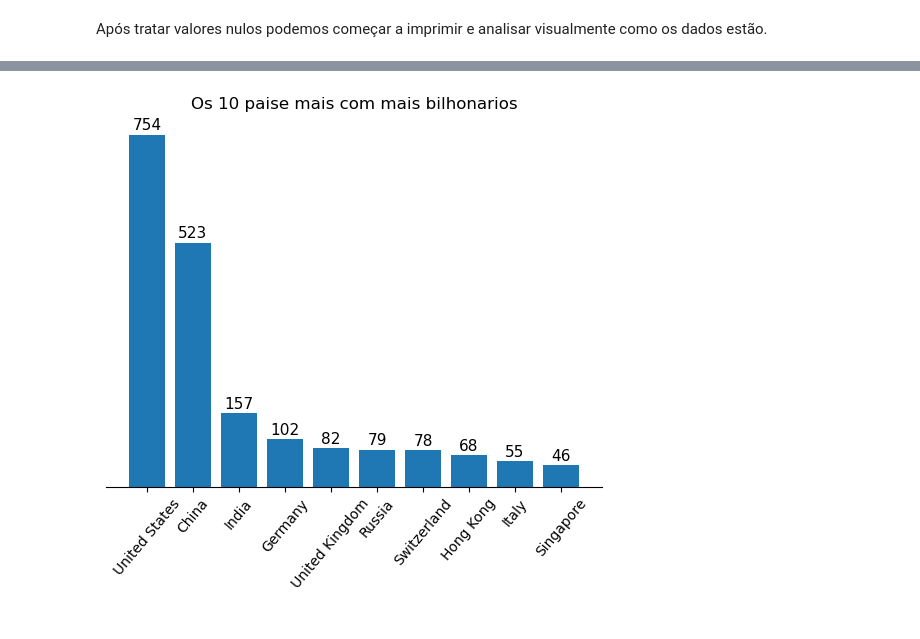
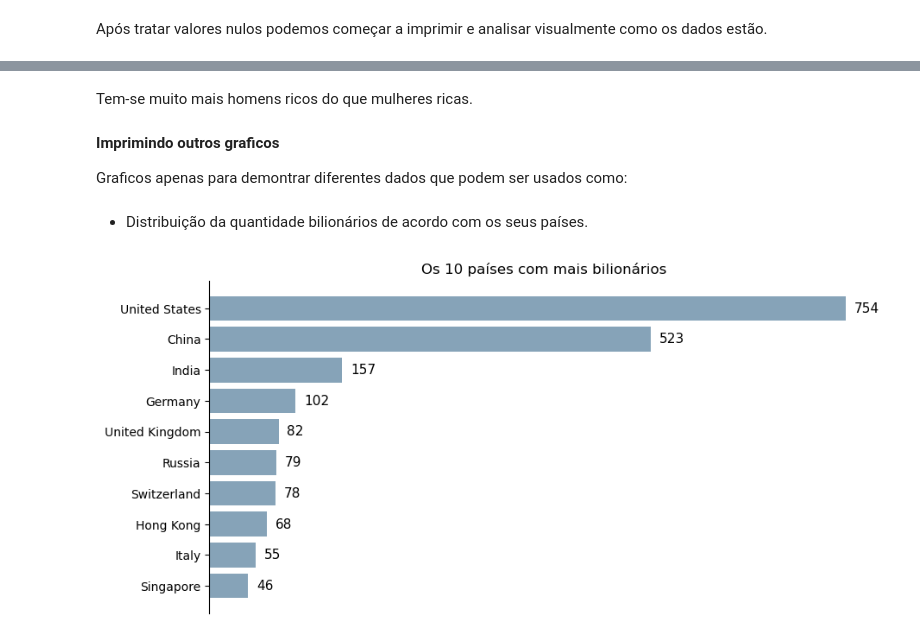
Before and after one commit to deyvidMatos/Billionaire_Data, a Jupyter notebook: Bilionários dados.ipynb, the cells around one changed output, grey strips where cells are left out. Cells and saved outputs as stored; diff of their text form; code cells hidden in the pictures.

```diff
--- a/Bilionários dados.ipynb
+++ b/Bilionários dados.ipynb
@@ -230,21 +244,29 @@ plt.show()
+# %% [markdown]
+Tem-se muito mais homens ricos do que mulheres ricas.
+# %% [markdown]
+**Imprimindo outros graficos**
+
+Graficos apenas para demontrar diferentes dados que podem ser usados como:
+# %% [markdown]
+- Distribuição da quantidade bilionários de acordo com os seus países.
 # %%
 top10Paises = df_simple.country.value_counts().head(10)
 
-fig, ax = plt.subplots()
-ax.bar(top10Paises.index,top10Paises.values)
+fig, ax = plt.subplots(figsize=(10, 5))
+ax.barh(top10Paises.index,top10Paises.values, color='#86A3B8')
 
-ax.set_title('Os 10 paise mais com mais bilhonarios')
+ax.set_title('Os 10 países com mais bilionários')
 
 for i in np.arange(0,10):
-    ax.annotate(top10Paises.values[i],(i,(top10Paises.values[i] + 10)),ha='center', fontsize=11)
+    ax.annotate(top10Paises.values[i],(top10Paises.values[i] + 10,i), va='center', fontsize=11)
 
-ax.yaxis.set_visible(False)
+ax.xaxis.set_visible(False)
 ax.spines['top'].set_visible(False)
 ax.spines['right'].set_visible(False)
-ax.spines['left'].set_visible(False)
+ax.spines['bottom'].set_visible(False)
 
-ax.tick_params(axis='x', rotation=50)
+ax.invert_yaxis()
 
 plt.show()
 # %% [output]
-[figure, old version]
+[figure, new version]
```
Also changed, not shown: parts of 9 cells of this notebook.
